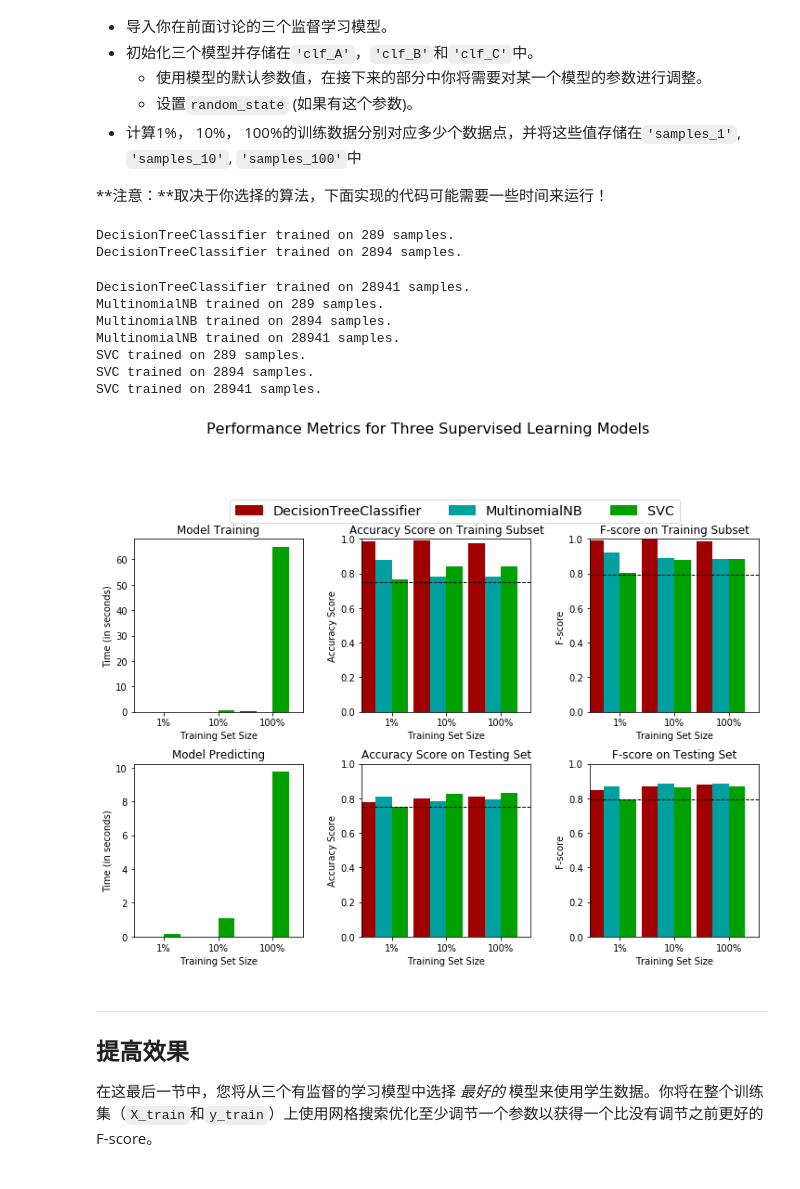
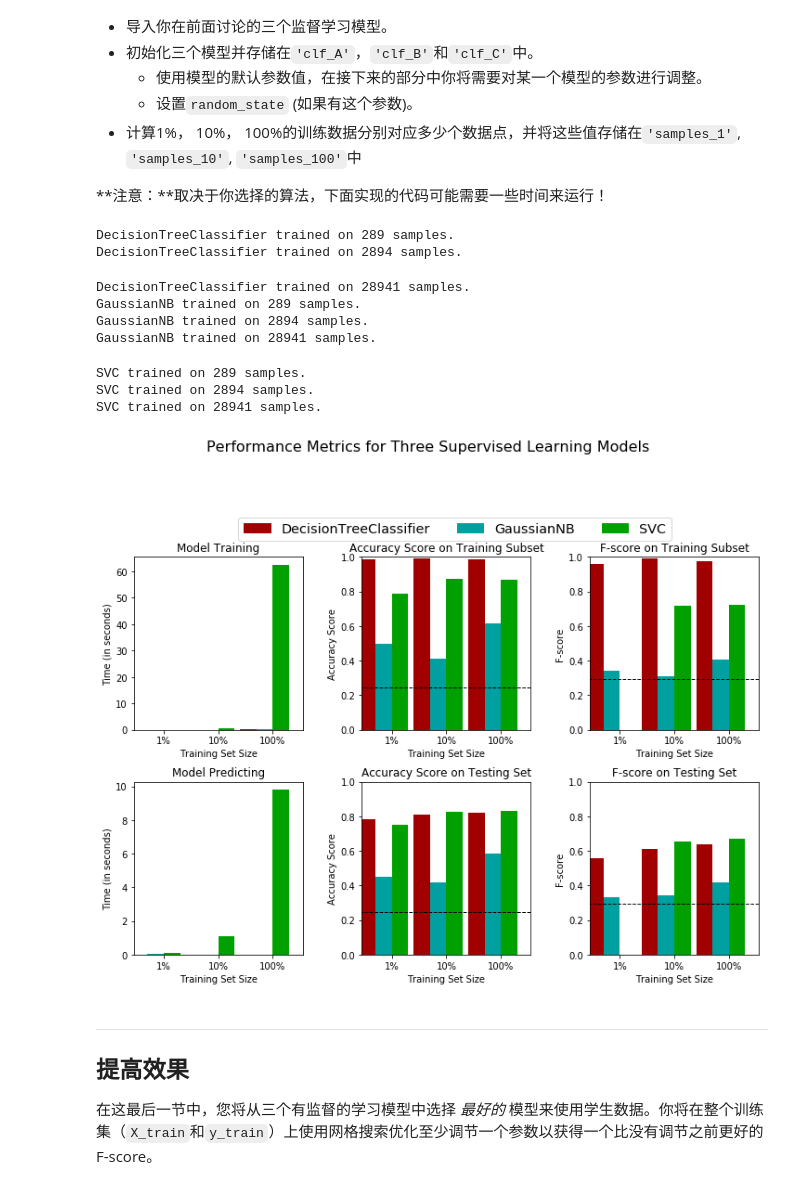
Before and after one commit to 849669430/cn-machine-learning, a Jupyter notebook: finding_donors/finding_donors.ipynb, the cells around one changed output. Cells and saved outputs as stored; diff of their text form; code cells hidden in the pictures.

```diff
--- a/finding_donors/finding_donors.ipynb
+++ b/finding_donors/finding_donors.ipynb
@@ -69,18 +69,9 @@ display(data.head(n=100))
 n_records = len(data)
 
 # TODO：被调查者的收入大于$50,000的人数
-
-person_num = 0
-for i in data['income']:
-    if i == '>50K':
-        person_num += 1
-n_greater_50k = person_num
+n_greater_50k = data[data['income'] == '>50K'].shape[0]
 # TODO：被调查者的收入最多为$50,000的人数
-person_most_50k = 0
-for i in data['income']:
-    if i == '<=50K':
-        person_most_50k += 1
-n_at_most_50k = person_most_50k
+n_at_most_50k = data[data['income'] == '<=50K'].shape[0]
 
 # TODO：被调查者收入大于$50,000所占的比例
 greater_percent = (n_greater_50k/n_records)*100
@@ -265,13 +256,13 @@ print(person_less_50k_val)
 #不能使用scikit-learn，你需要根据公式自己实现相关计算。
 
 #TODO： 计算准确率
-accuracy = 5443/7236
+accuracy =person_most_50k_val/(person_most_50k_val+person_less_50k_val)
 
 # TODO： 计算查准率 Precision
-precision = 5443/7236
+precision = person_most_50k_val/(person_most_50k_val+person_less_50k_val)
 
 # TODO： 计算查全率 Recall
-recall = 1
+recall = person_most_50k_val/person_most_50k_val
 
 # TODO： 使用上面的公式，设置beta=0.5，计算F-score
 fscore = (1.25*precision*recall)/((0.25*precision)+recall)
@@ -453,41 +444,41 @@ def train_predict(learner, sample_size, X_train, y_train, X_val, y_val):
 # %%
 # TODO：从sklearn中导入三个监督学习模型
 from sklearn.tree import DecisionTreeClassifier
-from sklearn.naive_bayes import MultinomialNB
+from sklearn.naive_bayes import GaussianNB
 from sklearn.svm import SVC
 # TODO：初始化三个模型
-clf_A = DecisionTreeClassifier()
-clf_B = MultinomialNB()
+clf_A = DecisionTreeClassifier(random_state = 0)
+clf_B = GaussianNB()
 clf_C = SVC(random_state=0)
 
 # TODO：计算1%， 10%， 100%的训练数据分别对应多少点
 samples_1 = int(X_train.shape[0]*0.01)
 samples_10 = int(X_train.shape[0]*0.1)
 samples_100 = X_train.shape[0]
 
 # 收集学习器的结果
 results = {}
 for clf in [clf_A, clf_B, clf_C]:
     clf_name = clf.__class__.__name__
 
     results[clf_name] = {}
     for i, samples in enumerate([samples_1, samples_10, samples_100]):
 
         results[clf_name][i] = train_predict(clf, samples, X_train.as_matrix(), y_train.as_matrix().astype(np.int32), X_val.as_matrix(), y_val.as_matrix().astype(np.int32))
 
 # 对选择的三个模型得到的评价结果进行可视化
 vs.evaluate(results, accuracy, fscore)
 # %% [output]
 DecisionTreeClassifier trained on 289 samples.
 DecisionTreeClassifier trained on 2894 samples.
 DecisionTreeClassifier trained on 28941 samples.
-MultinomialNB trained on 289 samples.
-MultinomialNB trained on 2894 samples.
-MultinomialNB trained on 28941 samples.
-SVC trained on 289 samples.
-SVC trained on 2894 samples.
-SVC trained on 28941 samples.
+GaussianNB trained on 289 samples.
+GaussianNB trained on 2894 samples.
+GaussianNB trained on 28941 samples.
+SVC trained on 289 samples.
+SVC trained on 2894 samples.
+SVC trained on 28941 samples.
-[figure, old version]
+[figure, new version]
 # %% [markdown]
 ----
 ## 提高效果
```
Also changed, not shown: parts of 14 cells of this notebook, 2 other files.
